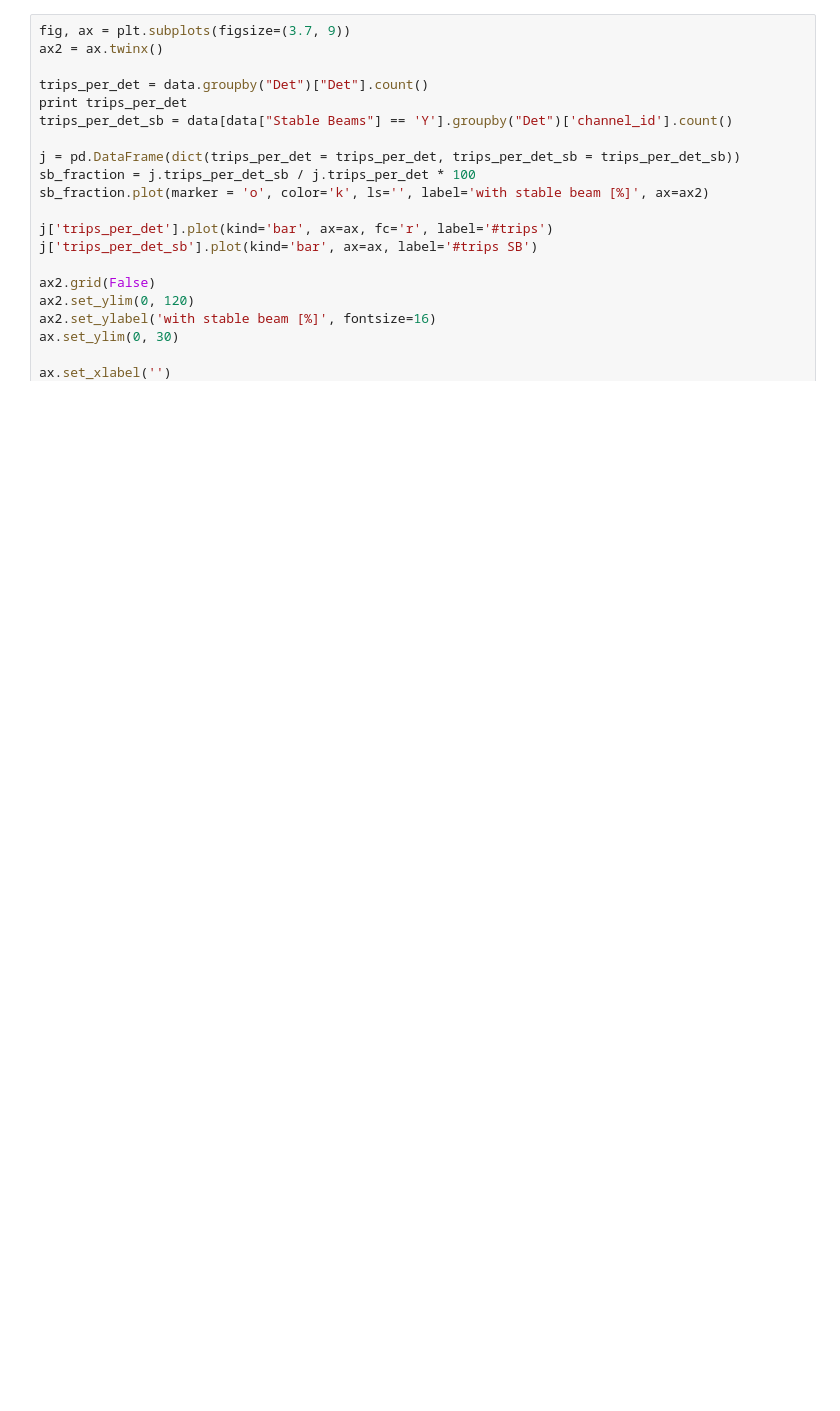
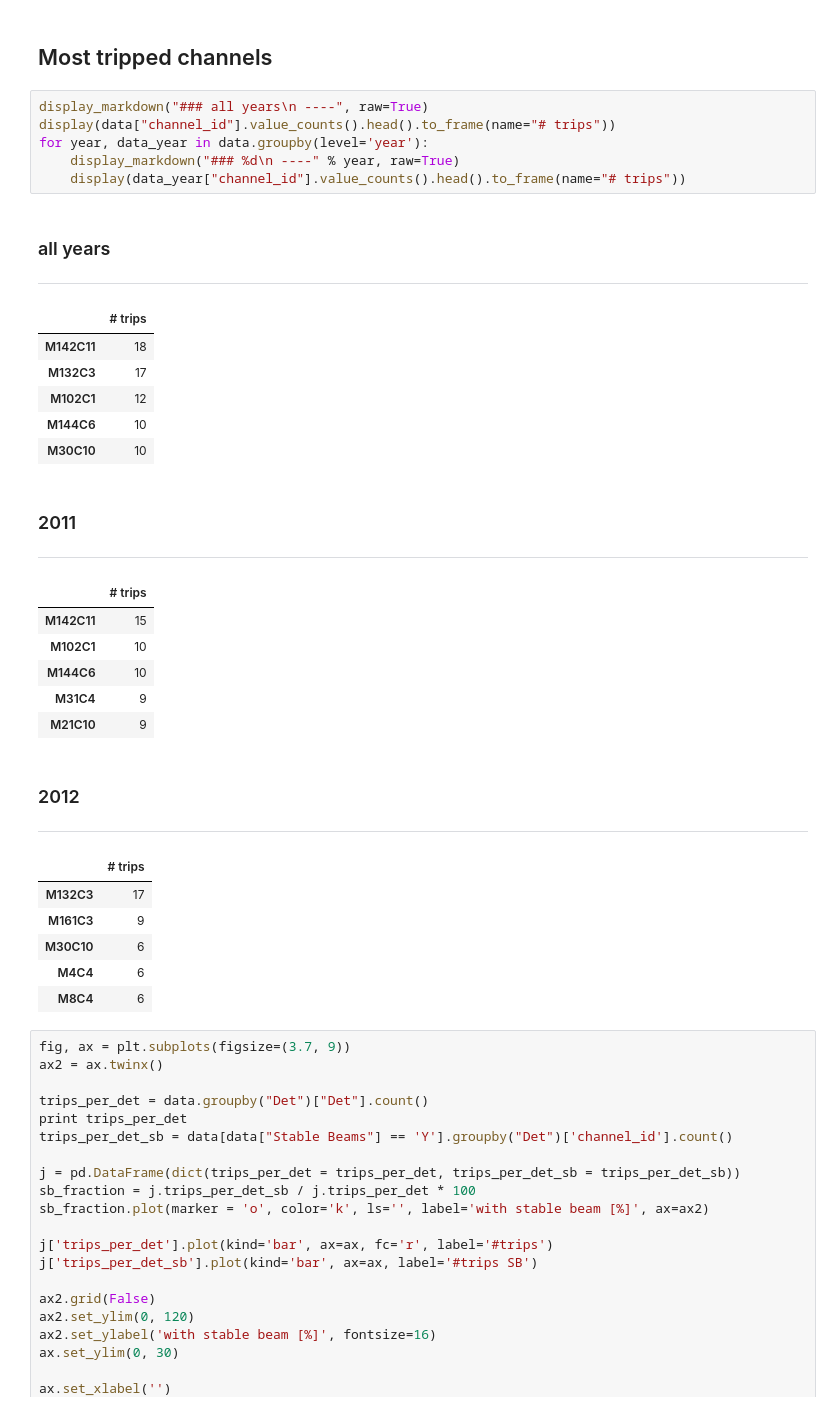
Before and after one commit to wiso/hv-trips, a Jupyter notebook: trips.ipynb, the cells around one changed output. Drawn from its saved outputs; the diff is of its cells as text; blank space fills up the shorter version.

```diff
--- a/trips.ipynb
+++ b/trips.ipynb
@@ -975,3 +52,36 @@ dtype: int64
+# %% [markdown]
+## Most tripped channels
+# %%
+display_markdown("### all years\n ----", raw=True)
+display(data["channel_id"].value_counts().head().to_frame(name="# trips"))
+for year, data_year in data.groupby(level='year'):
+    display_markdown("### %d\n ----" % year, raw=True)
+    display(data_year["channel_id"].value_counts().head().to_frame(name="# trips"))
+# %% [output]
+### all years
+ ----
+|  | # trips |
+| M142C11 | 18 |
+| M132C3 | 17 |
+| M102C1 | 12 |
+| M144C6 | 10 |
+| M30C10 | 10 |
+### 2011
+ ----
+|  | # trips |
+| M142C11 | 15 |
+| M102C1 | 10 |
+| M144C6 | 10 |
+| M31C4 | 9 |
+| M21C10 | 9 |
+### 2012
+ ----
+|  | # trips |
+| M132C3 | 17 |
+| M161C3 | 9 |
+| M30C10 | 6 |
+| M4C4 | 6 |
+| M8C4 | 6 |
 # %%
 fig, ax = plt.subplots(figsize=(3.7, 9))
 ax2 = ax.twinx()
```
Also changed, not shown: parts of 4 cells of this notebook, 3 other files.
